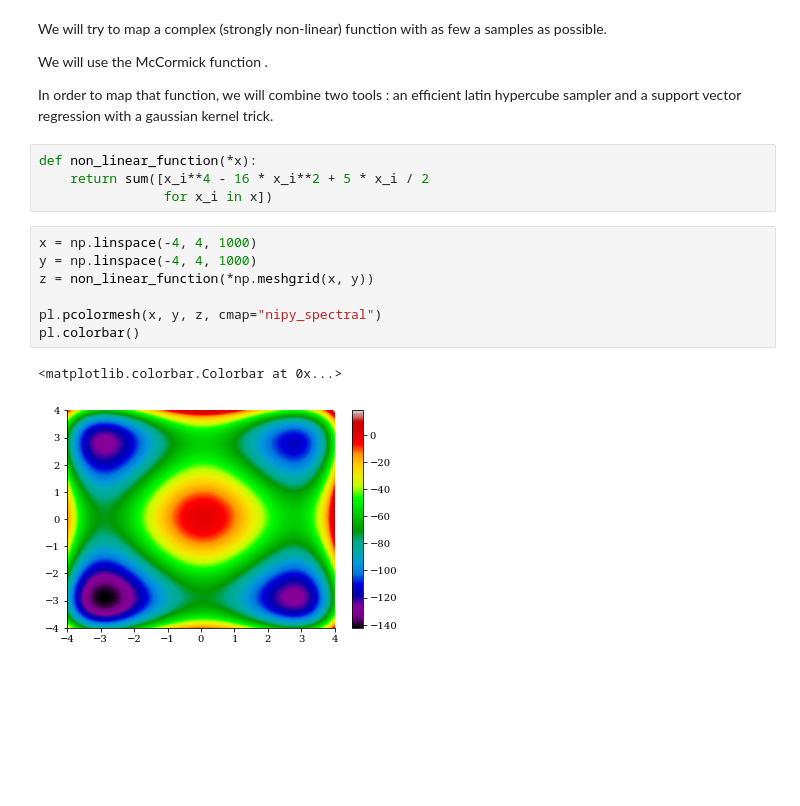
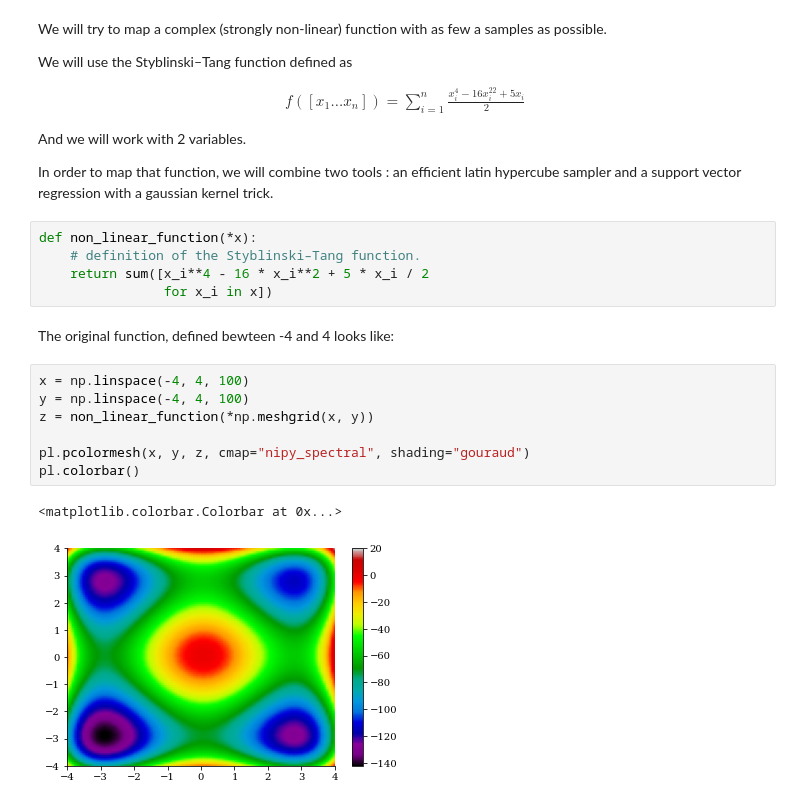
Before and after one commit to locie/locie_notebook, a Jupyter notebook: ml/mapping_function_SVM.ipynb, the cells around one changed output. Cells and saved outputs as stored; diff of their text form; blank space fills up the shorter version.

```diff
--- a/ml/mapping_function_SVM.ipynb
+++ b/ml/mapping_function_SVM.ipynb
@@ -33,20 +30,29 @@ class MidpointNormalize(pl.matplotlib.colors.Normalize):
 # %% [markdown]
 We will try to map a complex (strongly non-linear) function with as few a samples as possible.
 
-We will use the McCormick function .
+We will use the Styblinski–Tang function defined as
+
+\begin{align}
+    f([x_1...x_n]) = \sum_{i=1}^n \frac{x_i^4 - 16 x_i^22 + 5 x_i}{2}
+\end{align}
+
+And we will work with 2 variables.
 
 In order to map that function, we will combine two tools : an efficient latin hypercube sampler and a support vector regression with a gaussian kernel trick.
 # %%
 def non_linear_function(*x):
+    # definition of the Styblinski–Tang function.
     return sum([x_i**4 - 16 * x_i**2 + 5 * x_i / 2
                 for x_i in x])
+# %% [markdown]
+The original function, defined bewteen -4 and 4 looks like:
 # %%
-x = np.linspace(-4, 4, 1000)
-y = np.linspace(-4, 4, 1000)
+x = np.linspace(-4, 4, 100)
+y = np.linspace(-4, 4, 100)
 z = non_linear_function(*np.meshgrid(x, y))
 
-pl.pcolormesh(x, y, z, cmap="nipy_spectral")
+pl.pcolormesh(x, y, z, cmap="nipy_spectral", shading="gouraud")
 pl.colorbar()
 # %% [output]
 <matplotlib.colorbar.Colorbar at 0x...>
-[figure, old version]
+[figure, new version]
```
Also changed, not shown: parts of 4 cells of this notebook, 1 other file.
